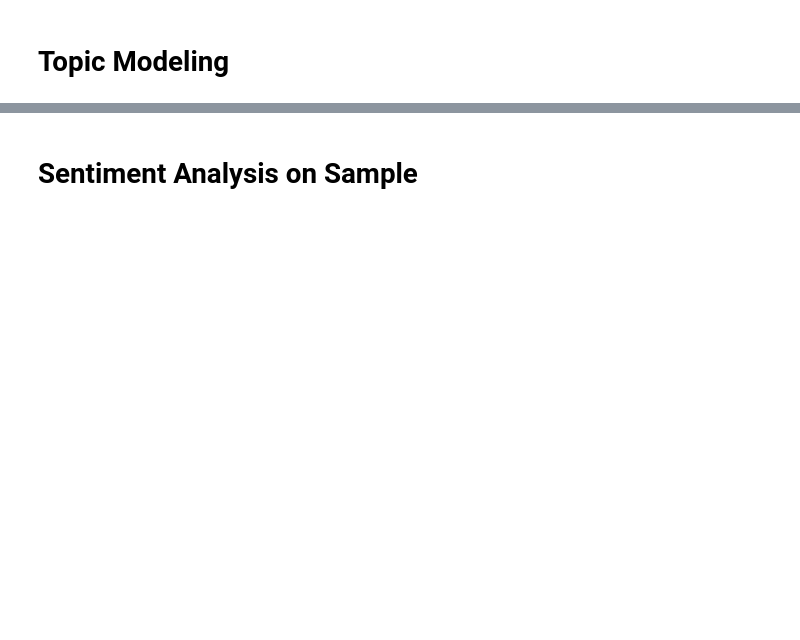
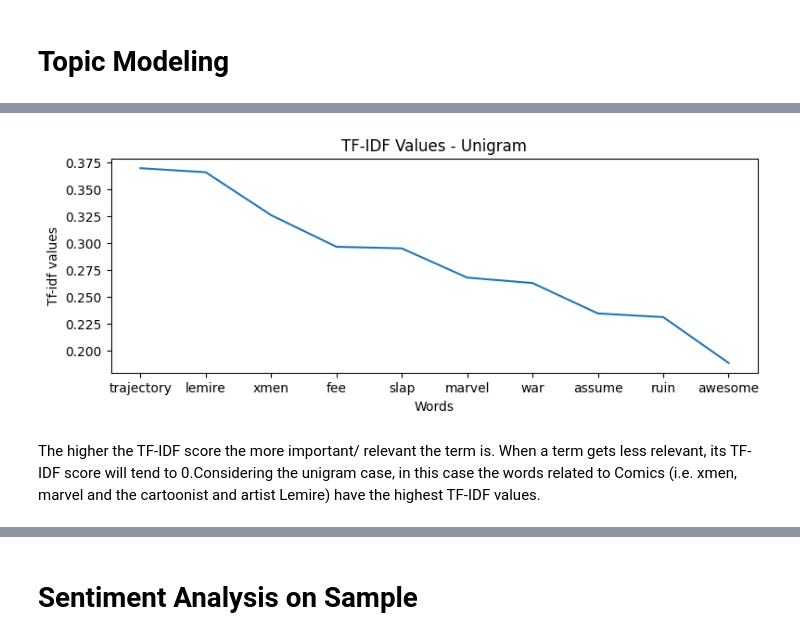
Before and after one commit to lwdovico/goodreads-book-reviews, a Jupyter notebook: Notebooks/02_Preprocessing_gradient.ipynb, the cells around one changed output, grey strips where cells are left out. Saved outputs shown, nothing was run; the diff lists cells and outputs as text; code cells hidden in the pictures; blank space fills up the shorter version.

```diff
--- a/Notebooks/02_Preprocessing_gradient.ipynb
+++ b/Notebooks/02_Preprocessing_gradient.ipynb
@@ -720,0 +784,6 @@ for topic in top_topics:
+# %%
+# convert into numpy array with todense()
+tfidf_values = pd.DataFrame(matrix[32].T.todense(),
+                            index=tfidf.get_feature_names(), columns=["TF-IDF"])
+tfidf_values = tfidf_values.sort_values('TF-IDF', ascending=False)
+tfidf_values[:10]
@@ -720,0 +802,13 @@ for topic in top_topics:
+# %%
+p = [x for x in tfidf_values.values][:10]
+n = [x for x in tfidf_values.index][:10]
+plt.figure(figsize=(9,3))
+plt.title("TF-IDF Values - Unigram")
+plt.xlabel("Words")
+plt.ylabel("Tf-idf values")
+plt.plot(n,p)
+plt.show()
+# %% [output]
+[figure, added]
+# %% [markdown]
+The higher the TF-IDF score the more important/ relevant the term is. When a term gets less relevant, its TF-IDF score will tend to 0.Considering the unigram case, in this case the words related to Comics (i.e. xmen, marvel and the cartoonist and artist Lemire) have the highest TF-IDF values.
```
Also changed, not shown: parts of 52 cells of this notebook.
